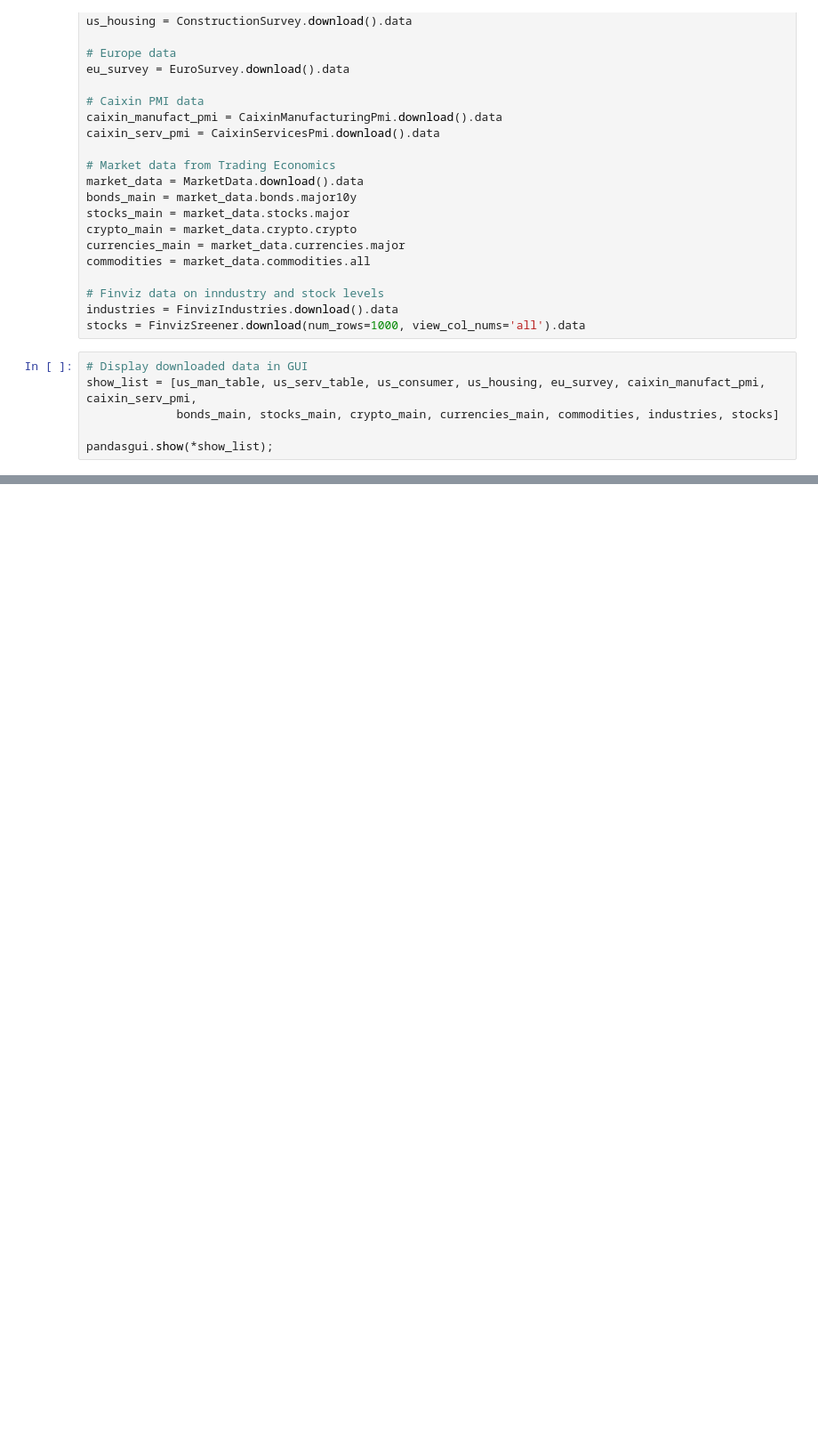
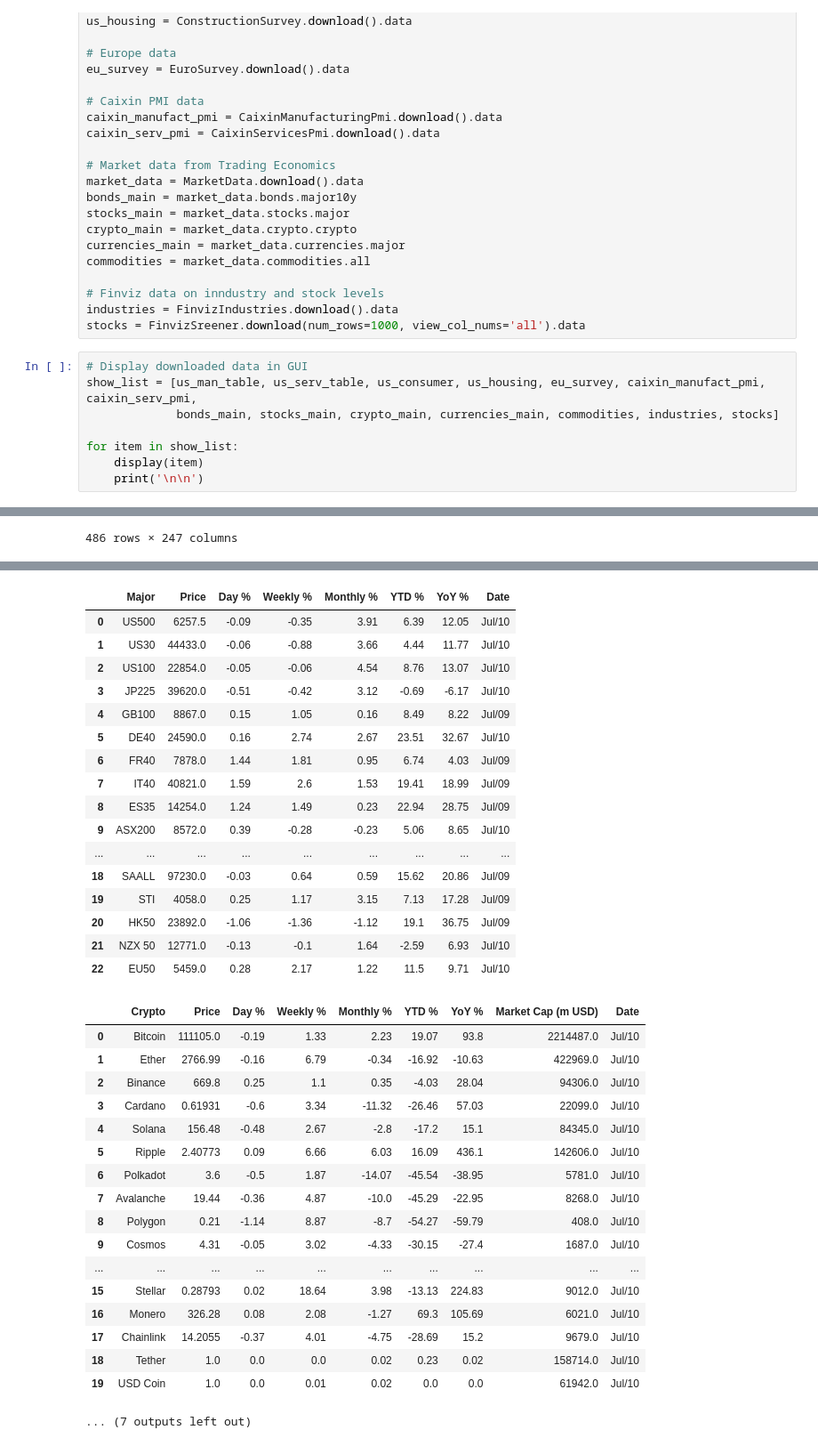
Before and after one commit to haroon-altaf/Lisa, a Jupyter notebook: Notebook.ipynb, the cells around one changed output, grey strips where cells are left out. Shown at 89% size. Drawn from its saved outputs; the diff is of its cells as text; blank space fills up the shorter version.

```diff
--- a/Notebook.ipynb
+++ b/Notebook.ipynb
@@ -42,5 +42,7 @@ stocks = FinvizSreener.download(num_rows=1000, view_col_nums='all').data
 show_list = [us_man_table, us_serv_table, us_consumer, us_housing, eu_survey, caixin_manufact_pmi, caixin_serv_pmi,
              bonds_main, stocks_main, crypto_main, currencies_main, commodities, industries, stocks]
 
-pandasgui.show(*show_list);
+for item in show_list:
+    display(item)
+    print('\n\n')
 # %% [output]
@@ -47,0 +120 @@ PandasGUI INFO — pandasgui.gui — Opening PandasGUI
+486 rows × 247 columns
@@ -47,0 +142,35 @@ PandasGUI INFO — pandasgui.gui — Opening PandasGUI
+|  | Major | Price | Day % | Weekly % | Monthly % | YTD % | YoY % | Date |
+| 0 | US500 | 6257.5 | -0.09 | -0.35 | 3.91 | 6.39 | 12.05 | Jul/10 |
+| 1 | US30 | 44433.0 | -0.06 | -0.88 | 3.66 | 4.44 | 11.77 | Jul/10 |
+| 2 | US100 | 22854.0 | -0.05 | -0.06 | 4.54 | 8.76 | 13.07 | Jul/10 |
+| 3 | JP225 | 39620.0 | -0.51 | -0.42 | 3.12 | -0.69 | -6.17 | Jul/10 |
+| 4 | GB100 | 8867.0 | 0.15 | 1.05 | 0.16 | 8.49 | 8.22 | Jul/09 |
+| 5 | DE40 | 24590.0 | 0.16 | 2.74 | 2.67 | 23.51 | 32.67 | Jul/10 |
+| 6 | FR40 | 7878.0 | 1.44 | 1.81 | 0.95 | 6.74 | 4.03 | Jul/09 |
+| 7 | IT40 | 40821.0 | 1.59 | 2.6 | 1.53 | 19.41 | 18.99 | Jul/09 |
+| 8 | ES35 | 14254.0 | 1.24 | 1.49 | 0.23 | 22.94 | 28.75 | Jul/09 |
+| 9 | ASX200 | 8572.0 | 0.39 | -0.28 | -0.23 | 5.06 | 8.65 | Jul/10 |
+| ... | ... | ... | ... | ... | ... | ... | ... | ... |
+| 18 | SAALL | 97230.0 | -0.03 | 0.64 | 0.59 | 15.62 | 20.86 | Jul/09 |
+| 19 | STI | 4058.0 | 0.25 | 1.17 | 3.15 | 7.13 | 17.28 | Jul/09 |
+| 20 | HK50 | 23892.0 | -1.06 | -1.36 | -1.12 | 19.1 | 36.75 | Jul/09 |
+| 21 | NZX 50 | 12771.0 | -0.13 | -0.1 | 1.64 | -2.59 | 6.93 | Jul/10 |
+| 22 | EU50 | 5459.0 | 0.28 | 2.17 | 1.22 | 11.5 | 9.71 | Jul/10 |
+|  | Crypto | Price | Day % | Weekly % | Monthly % | YTD % | YoY % | Market Cap (m USD) | Date |
+| 0 | Bitcoin | 111105.0 | -0.19 | 1.33 | 2.23 | 19.07 | 93.8 | 2214487.0 | Jul/10 |
+| 1 | Ether | 2766.99 | -0.16 | 6.79 | -0.34 | -16.92 | -10.63 | 422969.0 | Jul/10 |
+| 2 | Binance | 669.8 | 0.25 | 1.1 | 0.35 | -4.03 | 28.04 | 94306.0 | Jul/10 |
+| 3 | Cardano | 0.61931 | -0.6 | 3.34 | -11.32 | -26.46 | 57.03 | 22099.0 | Jul/10 |
+| 4 | Solana | 156.48 | -0.48 | 2.67 | -2.8 | -17.2 | 15.1 | 84345.0 | Jul/10 |
+| 5 | Ripple | 2.40773 | 0.09 | 6.66 | 6.03 | 16.09 | 436.1 | 142606.0 | Jul/10 |
+| 6 | Polkadot | 3.6 | -0.5 | 1.87 | -14.07 | -45.54 | -38.95 | 5781.0 | Jul/10 |
+| 7 | Avalanche | 19.44 | -0.36 | 4.87 | -10.0 | -45.29 | -22.95 | 8268.0 | Jul/10 |
+| 8 | Polygon | 0.21 | -1.14 | 8.87 | -8.7 | -54.27 | -59.79 | 408.0 | Jul/10 |
+| 9 | Cosmos | 4.31 | -0.05 | 3.02 | -4.33 | -30.15 | -27.4 | 1687.0 | Jul/10 |
+| ... | ... | ... | ... | ... | ... | ... | ... | ... | ... |
+| 15 | Stellar | 0.28793 | 0.02 | 18.64 | 3.98 | -13.13 | 224.83 | 9012.0 | Jul/10 |
+| 16 | Monero | 326.28 | 0.08 | 2.08 | -1.27 | 69.3 | 105.69 | 6021.0 | Jul/10 |
+| 17 | Chainlink | 14.2055 | -0.37 | 4.01 | -4.75 | -28.69 | 15.2 | 9679.0 | Jul/10 |
+| 18 | Tether | 1.0 | 0.0 | 0.0 | 0.02 | 0.23 | 0.02 | 158714.0 | Jul/10 |
+| 19 | USD Coin | 1.0 | 0.0 | 0.01 | 0.02 | 0.0 | 0.0 | 61942.0 | Jul/10 |
+... (7 outputs left out)
```
Also changed, not shown: parts of 1 cell of this notebook.
